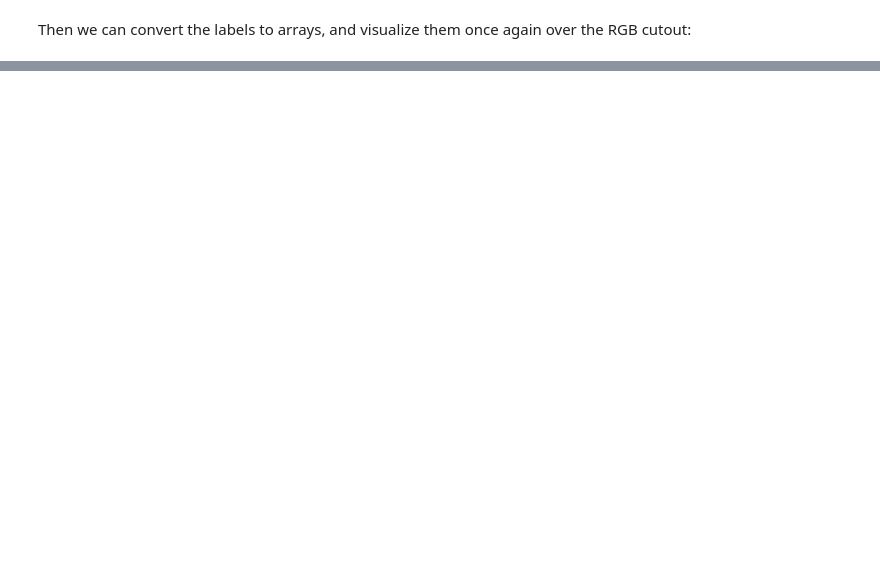
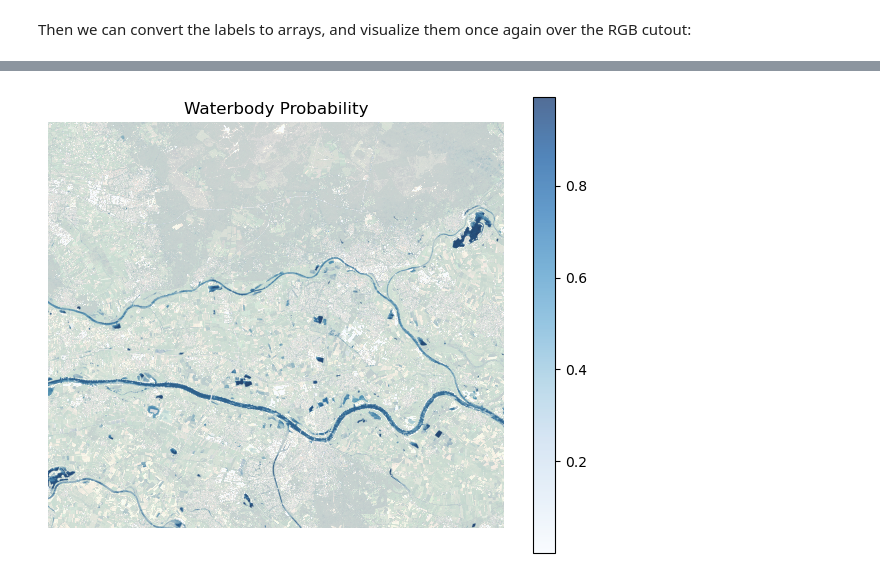
Before and after one commit to rogerkuou/RS-DAT-template, a Jupyter notebook: notebooks/step1_train_on_coutout.ipynb, the cells around one changed output, grey strips where cells are left out. Drawn from its saved outputs; the diff is of its cells as text; code cells hidden in the pictures; blank space fills up the shorter version.

```diff
--- a/notebooks/step1_train_on_coutout.ipynb
+++ b/notebooks/step1_train_on_coutout.ipynb
@@ -178,6 +237,6 @@ Before applying the model to the full image, we can also test its performance on
 # %%
 # Reshape rgb cutout as input for prediction
-input = rgb_cutout.data.reshape((rgb_cutout.data.shape[0], -1)).transpose()
+input = rgb_cutout.data.reshape((3, -1)).transpose()
 
 # Load the trained classifier
 classifier = joblib.load('binary_classifier_waterbody.pkl')
@@ -191,14 +258,16 @@ predictions
 # %%
+# Only consider the waterbody probability
 # Reshape predictions back to image dimensions for visualization
-prediction_map = predictions.transpose().reshape((2, rgb_cutout.data.shape[1], rgb_cutout.data.shape[2]))
+prediction_map = predictions[:, 1].reshape(rgb_cutout.data.shape[1], rgb_cutout.data.shape[2])
 # %%
 # Visualize the predictions
-# Here we only visualize the waterbody probability since the non-waterbody probability is 1 - waterbody_probability
 img_extent = (rgb_cutout.x.min(), rgb_cutout.x.max(), rgb_cutout.y.min(), rgb_cutout.y.max())
 fig, ax = plt.subplots(figsize=(6, 6))
 rgb_cutout.plot.imshow(ax=ax, alpha=0.6, robust=True)
-ax.imshow(prediction_map[1], cmap='Blues', alpha=0.7, extent=img_extent)
+ax.imshow(prediction_map, cmap='Blues', alpha=0.7, extent=img_extent)
 ax.set_title('Waterbody Probability')
 ax.axis('off')
 plt.colorbar(ax.images[1], ax=ax, shrink=0.8)
 plt.tight_layout()
+# %% [output]
+[figure, added]
```
Also changed, not shown: parts of 28 cells of this notebook, 2 other files.
